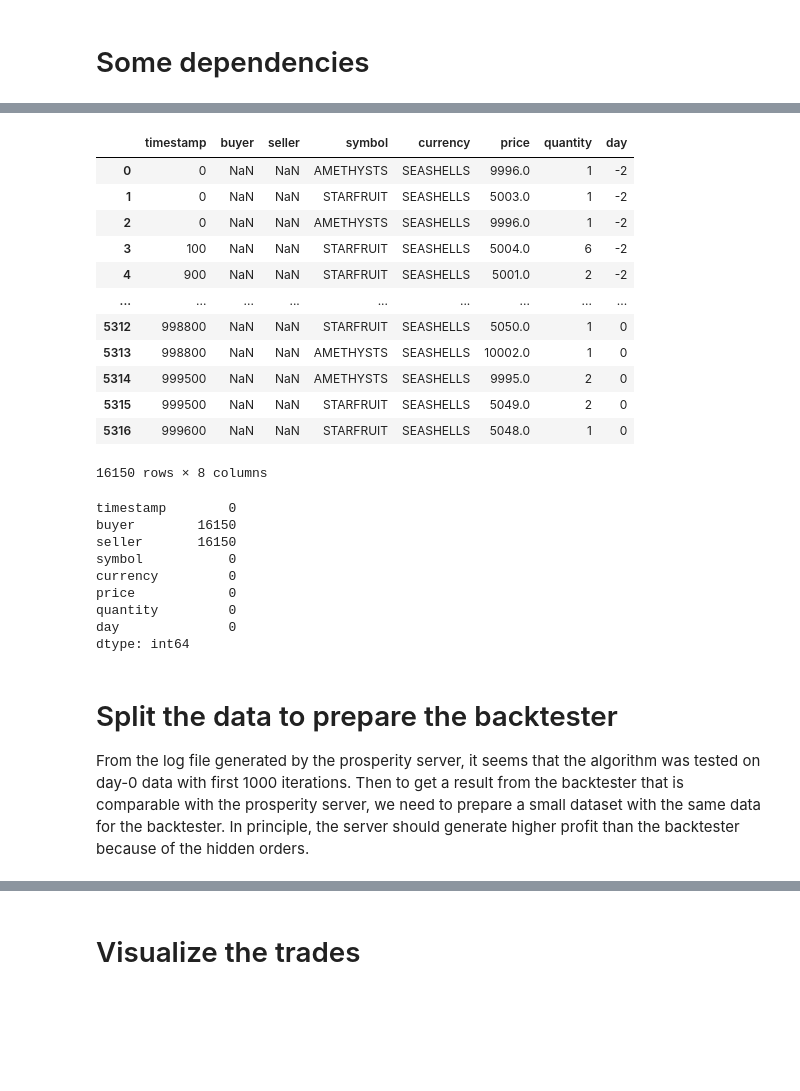
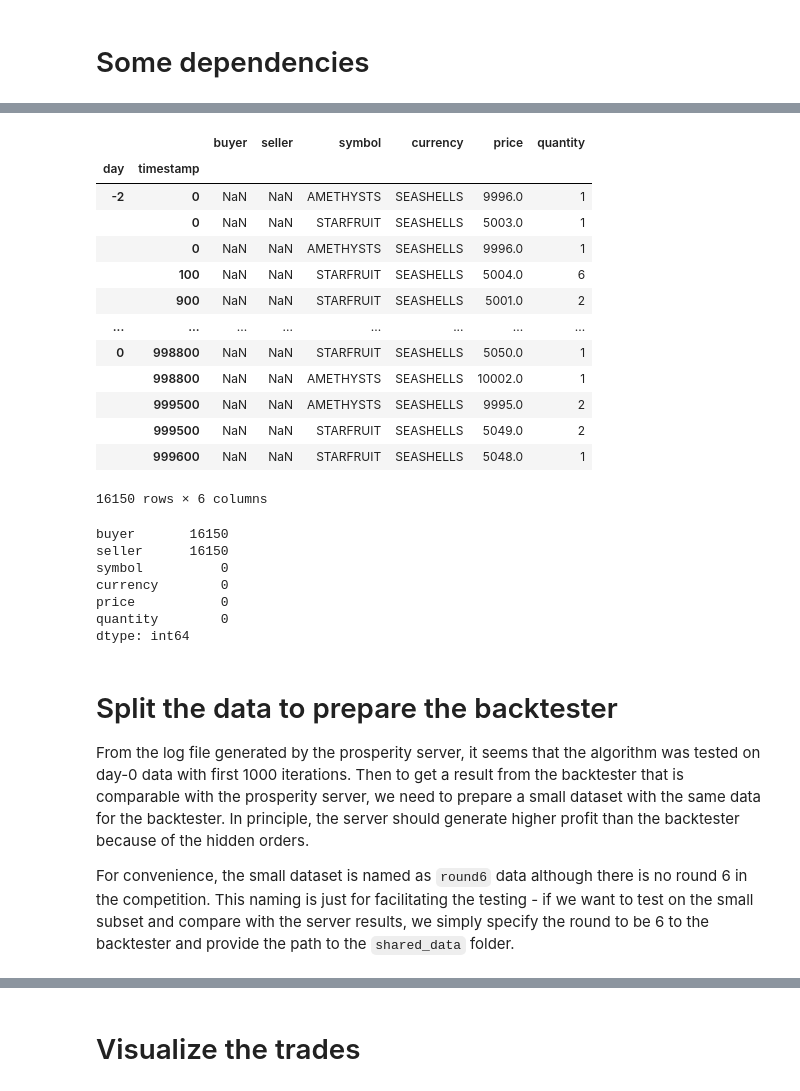
Before and after one commit to Meilism/IMC-Prosperity-Trading-Challenge, a Jupyter notebook: JM/data_analysis.ipynb, the cells around one changed output, grey strips where cells are left out. Saved outputs shown, nothing was run; the diff lists cells and outputs as text; code cells hidden in the pictures; blank space fills up the shorter version.

```diff
--- a/JM/data_analysis.ipynb
+++ b/JM/data_analysis.ipynb
@@ -49,32 +49,32 @@ dtype: int64
 # %%
 trade = [pd.read_csv(path + f'trades_round_1_day_{d}_nn.csv', sep=';', ).assign(day=d) for d in days]
 trade = pd.concat(trade)
+trade.set_index(['day', 'timestamp'], inplace=True)
 trade
 # %% [output]
-|  | timestamp | buyer | seller | symbol | currency | price | quantity | day |
-| 0 | 0 | NaN | NaN | AMETHYSTS | SEASHELLS | 9996.0 | 1 | -2 |
-| 1 | 0 | NaN | NaN | STARFRUIT | SEASHELLS | 5003.0 | 1 | -2 |
-| 2 | 0 | NaN | NaN | AMETHYSTS | SEASHELLS | 9996.0 | 1 | -2 |
-| 3 | 100 | NaN | NaN | STARFRUIT | SEASHELLS | 5004.0 | 6 | -2 |
-| 4 | 900 | NaN | NaN | STARFRUIT | SEASHELLS | 5001.0 | 2 | -2 |
-| ... | ... | ... | ... | ... | ... | ... | ... | ... |
-| 5312 | 998800 | NaN | NaN | STARFRUIT | SEASHELLS | 5050.0 | 1 | 0 |
-| 5313 | 998800 | NaN | NaN | AMETHYSTS | SEASHELLS | 10002.0 | 1 | 0 |
-| 5314 | 999500 | NaN | NaN | AMETHYSTS | SEASHELLS | 9995.0 | 2 | 0 |
-| 5315 | 999500 | NaN | NaN | STARFRUIT | SEASHELLS | 5049.0 | 2 | 0 |
-| 5316 | 999600 | NaN | NaN | STARFRUIT | SEASHELLS | 5048.0 | 1 | 0 |
+|  |  | buyer | seller | symbol | currency | price | quantity |
+| day | timestamp |  |  |  |  |  |  |
+| -2 | 0 | NaN | NaN | AMETHYSTS | SEASHELLS | 9996.0 | 1 |
+|  | 0 | NaN | NaN | STARFRUIT | SEASHELLS | 5003.0 | 1 |
+|  | 0 | NaN | NaN | AMETHYSTS | SEASHELLS | 9996.0 | 1 |
+|  | 100 | NaN | NaN | STARFRUIT | SEASHELLS | 5004.0 | 6 |
+|  | 900 | NaN | NaN | STARFRUIT | SEASHELLS | 5001.0 | 2 |
+| ... | ... | ... | ... | ... | ... | ... | ... |
+| 0 | 998800 | NaN | NaN | STARFRUIT | SEASHELLS | 5050.0 | 1 |
+|  | 998800 | NaN | NaN | AMETHYSTS | SEASHELLS | 10002.0 | 1 |
+|  | 999500 | NaN | NaN | AMETHYSTS | SEASHELLS | 9995.0 | 2 |
+|  | 999500 | NaN | NaN | STARFRUIT | SEASHELLS | 5049.0 | 2 |
+|  | 999600 | NaN | NaN | STARFRUIT | SEASHELLS | 5048.0 | 1 |
-16150 rows × 8 columns
+16150 rows × 6 columns
 # %%
 trade.isna().sum()
 # %% [output]
-timestamp        0
-buyer        16150
-seller       16150
-symbol           0
-currency         0
-price            0
-quantity         0
-day              0
+buyer       16150
+seller      16150
+symbol          0
+currency        0
+price           0
+quantity        0
 dtype: int64
 # %% [markdown]
 # Split the data to prepare the backtester
@@ -82,3 +82,6 @@ dtype: int64
 From the log file generated by the prosperity server, it seems that the algorithm was tested on day-0 data with first 1000 iterations.
 Then to get a result from the backtester that is comparable with the prosperity server, we need to prepare a small dataset with the same data for the backtester.
 In principle, the server should generate higher profit than the backtester because of the hidden orders.
+
+For convenience, the small dataset is named as `round6` data although there is no round 6 in the competition.
+This naming is just for facilitating the testing - if we want to test on the small subset and compare with the server results, we simply specify the round to be 6 to the backtester and provide the path to the `shared_data` folder.
```
Also changed, not shown: parts of 27 cells of this notebook, 6 other files.
